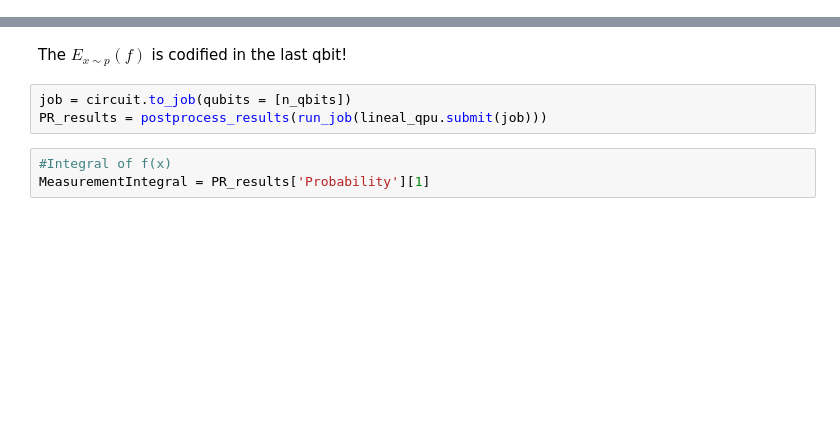
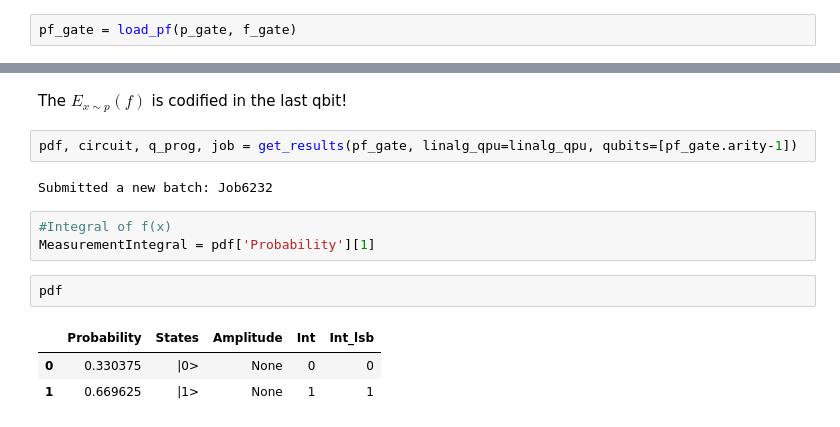
Before and after one commit to gonfeco/PhaseAmplification, a Jupyter notebook: notebooks/01_Dataloading_Module_Use.ipynb, the cells around one changed output, grey strips where cells are left out. Saved outputs shown, nothing was run; the diff lists cells and outputs as text; blank space fills up the shorter version.

```diff
--- a/notebooks/01_Dataloading_Module_Use.ipynb
+++ b/notebooks/01_Dataloading_Module_Use.ipynb
@@ -189,0 +253,2 @@ In this case we are only interested in the last qbit of the circuit that encodes
+# %%
+pf_gate = load_pf(p_gate, f_gate)
@@ -263,10 +283,17 @@ circuit.statistics()
 # %% [markdown]
 The $E_{x\sim p}(f)$ is codified in the last qbit!
-# %%
-job = circuit.to_job(qubits = [n_qbits])
-PR_results = postprocess_results(run_job(lineal_qpu.submit(job)))
+# %%
+pdf, circuit, q_prog, job = get_results(pf_gate, linalg_qpu=linalg_qpu, qubits=[pf_gate.arity-1])
+# %% [output]
+Submitted a new batch: Job6232
 # %%
 #Integral of f(x)
-MeasurementIntegral = PR_results['Probability'][1]
+MeasurementIntegral = pdf['Probability'][1]
+# %%
+pdf
+# %% [output]
+|  | Probability | States | Amplitude | Int | Int_lsb |
+| 0 | 0.330375 | |0> | None | 0 | 0 |
+| 1 | 0.669625 | |1> | None | 1 | 1 |
 # %%
 np.isclose(MeasurementIntegral, sum(p_X*f_X))
```
Also changed, not shown: parts of 75 cells of this notebook, 5 other files.
